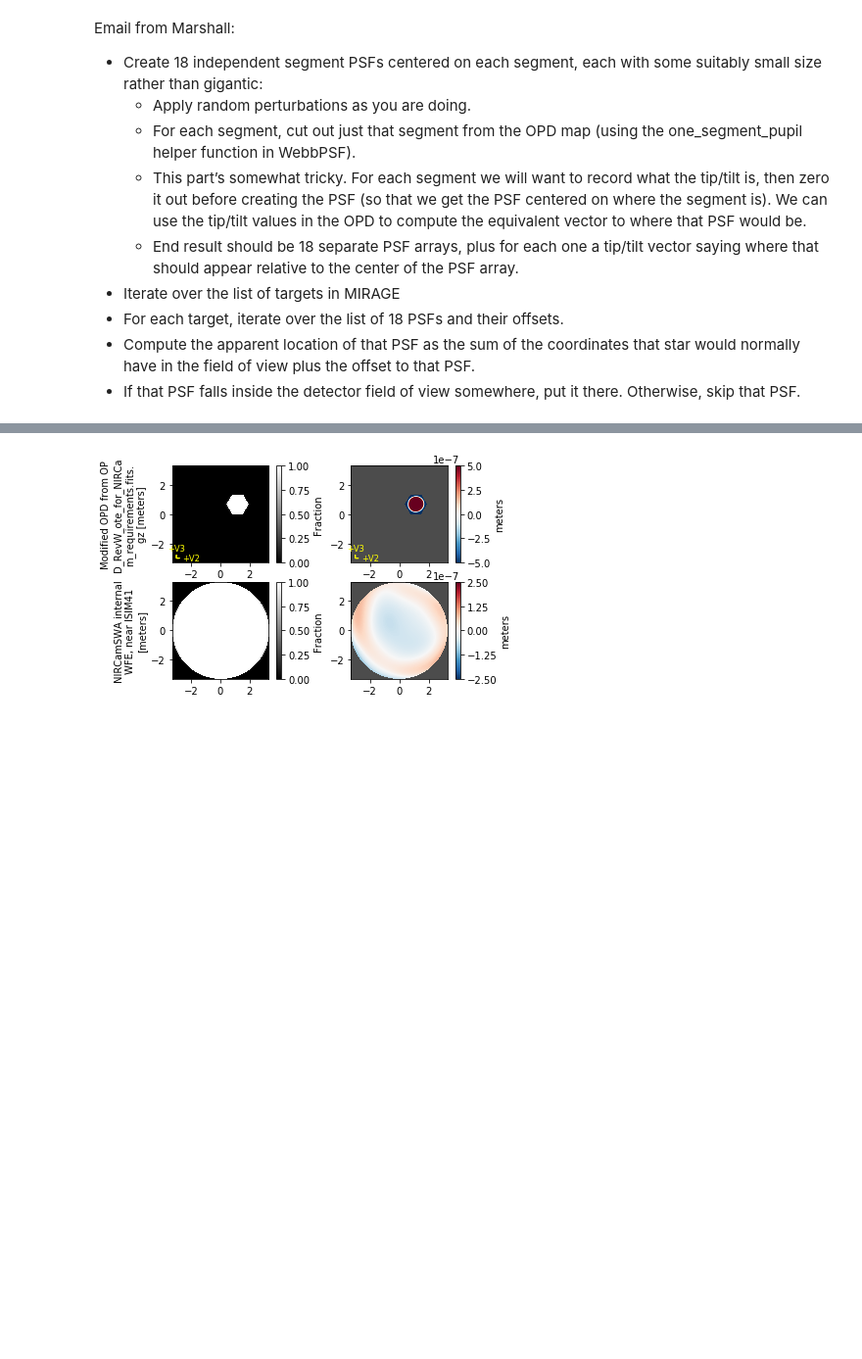
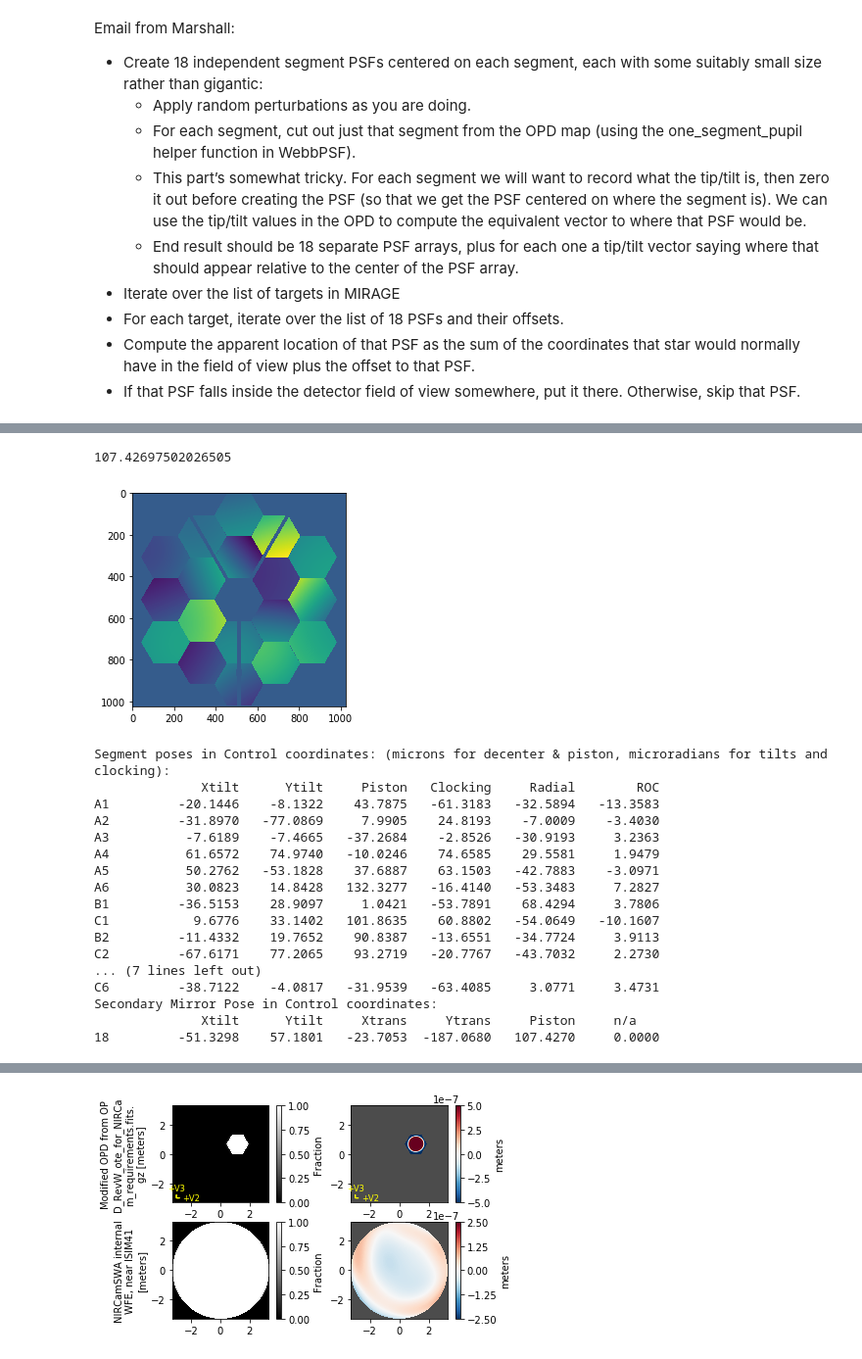
Before and after one commit to spacetelescope/mirage, a Jupyter notebook: examples/segment_psf.ipynb, the cells around one changed output, grey strips where cells are left out. Shown at 98% size. Cells and saved outputs as stored; diff of their text form; code cells hidden in the pictures; blank space fills up the shorter version.

```diff
--- a/examples/segment_psf.ipynb
+++ b/examples/segment_psf.ipynb
@@ -65,25 +78,31 @@ pprint.pprint(deployment_errors)
-# %%
-# Generate the OPD with the deployment errors
-def apply_deployment_errors(deployment_errors):
-    ote.reset()
-
-    print(deployment_errors['sm_piston'])
-    # Add SM moves
-    ote.move_sm_local(
-        piston=deployment_errors['sm_piston'], xtilt=deployment_errors['sm_tilt'][0],
-        ytilt=deployment_errors['sm_tilt'][1], xtrans=deployment_errors['sm_decenter'][0],
-        ytrans=deployment_errors['sm_decenter'][1])
-
-    # Add PMSA (segment) moves
-    for i, seg in enumerate(ote.segnames[0:18]):
-        ote.move_seg_local(
-            seg,
-            piston=deployment_errors['pm_piston'][i] + deployment_errors['global_pm_piston'],
-            xtilt=deployment_errors['pm_tilt'][i][0] + deployment_errors['global_pm_tilt'][0],
-            ytilt=deployment_errors['pm_tilt'][i][1] + deployment_errors['global_pm_tilt'][1],
-            xtrans=deployment_errors['pm_decenter'][i][0] + deployment_errors['global_pm_decenter'][0],
-            ytrans=deployment_errors['pm_decenter'][i][1] + deployment_errors['global_pm_decenter'][1],
-            roc=deployment_errors['pm_roc'][i],
-            clocking=deployment_errors['pm_clocking'][i] + deployment_errors['global_pm_clocking']
-        )
-    return ote
+# %%
+# Use 20% of the full deployment errors
+reduced_deployment_errors = {}
+for key, value in deployment_errors.items():
+    reduced_deployment_errors[key] = value * 0.2
+
+ote_reduced = apply_deployment_errors(ote, reduced_deployment_errors)
+plt.imshow(ote_reduced.opd)
+plt.show()
+ote_reduced.print_state()
+ote = ote_reduced
+# %% [output]
+107.42697502026505
+[figure, added]
+Segment poses in Control coordinates: (microns for decenter & piston, microradians for tilts and clocking):
+              Xtilt      Ytilt     Piston   Clocking     Radial        ROC
+A1         -20.1446    -8.1322    43.7875   -61.3183   -32.5894   -13.3583
+A2         -31.8970   -77.0869     7.9905    24.8193    -7.0009    -3.4030
+A3          -7.6189    -7.4665   -37.2684    -2.8526   -30.9193     3.2363
+A4          61.6572    74.9740   -10.0246    74.6585    29.5581     1.9479
+A5          50.2762   -53.1828    37.6887    63.1503   -42.7883    -3.0971
+A6          30.0823    14.8428   132.3277   -16.4140   -53.3483     7.2827
+B1         -36.5153    28.9097     1.0421   -53.7891    68.4294     3.7806
+C1           9.6776    33.1402   101.8635    60.8802   -54.0649   -10.1607
+B2         -11.4332    19.7652    90.8387   -13.6551   -34.7724     3.9113
+C2         -67.6171    77.2065    93.2719   -20.7767   -43.7032     2.2730
+... (7 lines left out)
+C6         -38.7122    -4.0817   -31.9539   -63.4085     3.0771     3.4731
+Secondary Mirror Pose in Control coordinates:
+              Xtilt      Ytilt     Xtrans     Ytrans     Piston     n/a
+18         -51.3298    57.1801   -23.7053  -187.0680   107.4270     0.0000
```
Also changed, not shown: parts of 18 cells of this notebook.
